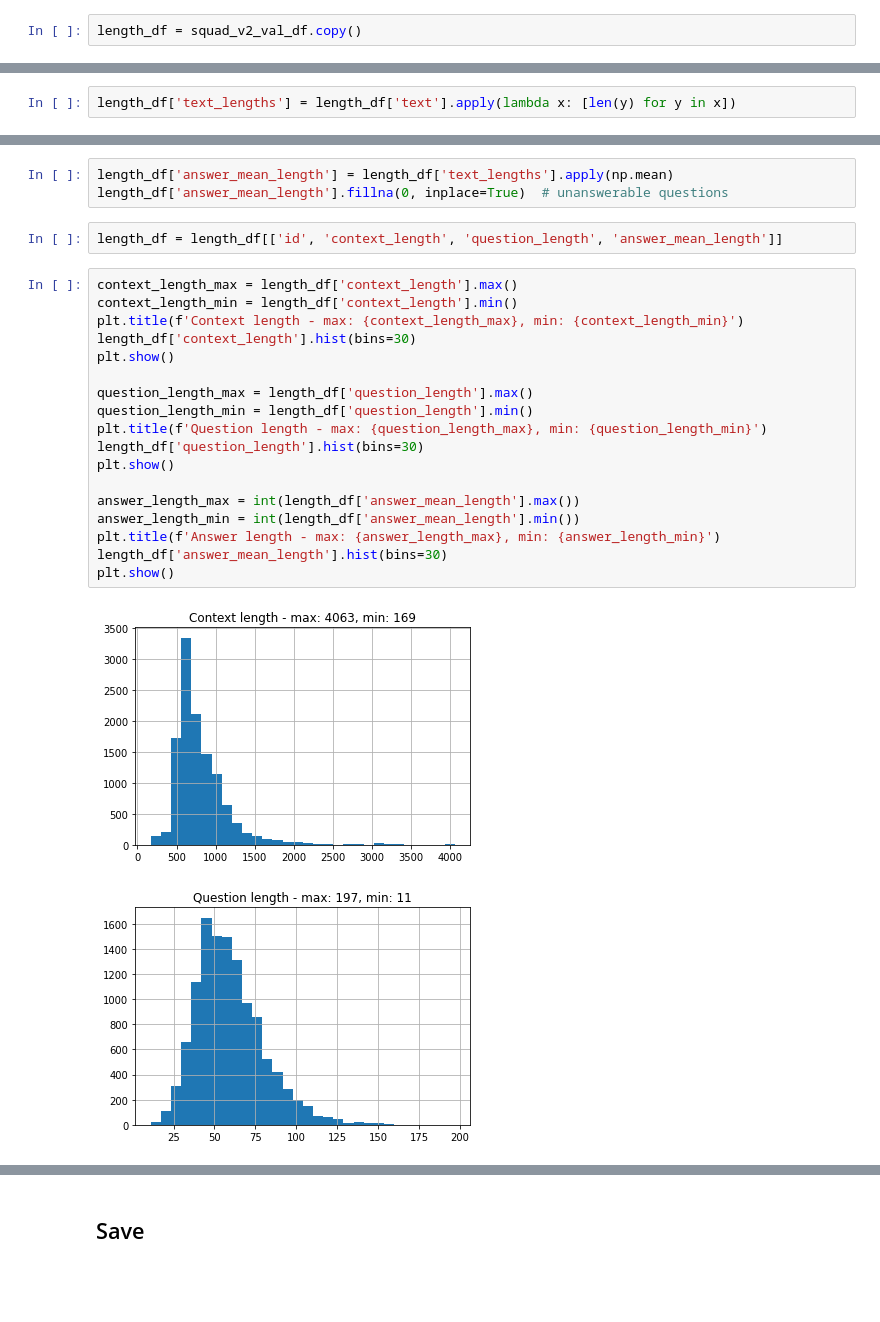
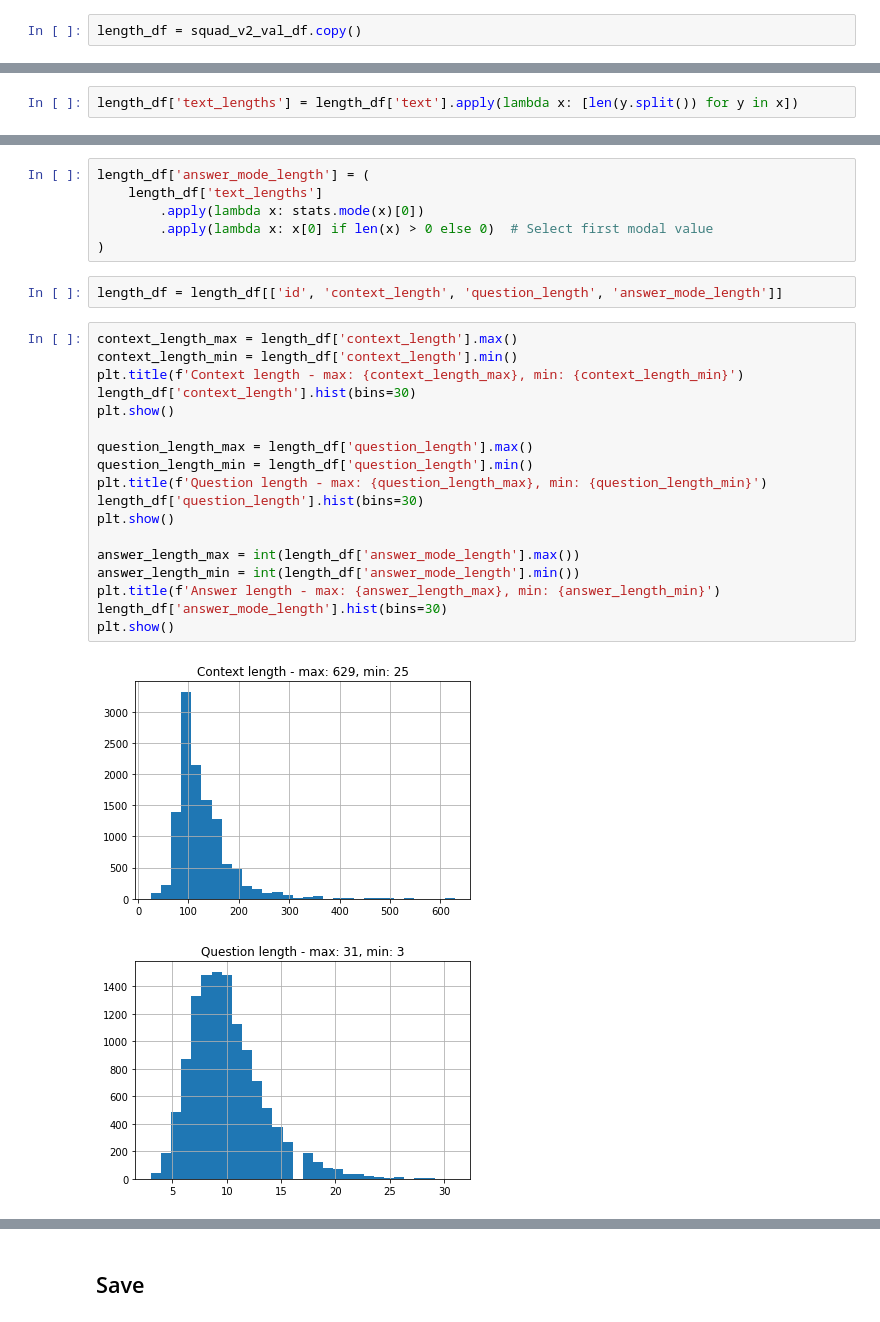
Before and after one commit to stevieg3/when-do-reading-comprehension-models-learn, a Jupyter notebook: notebooks/exploration/05-SQuAD v2 simple categorisation.ipynb, the cells around one changed output, grey strips where cells are left out. Cells and saved outputs as stored; diff of their text form; blank space fills up the shorter version.

Commit message:
Changes to plots and categorisation

```diff
--- a/notebooks/exploration/05-SQuAD v2 simple categorisation.ipynb
+++ b/notebooks/exploration/05-SQuAD v2 simple categorisation.ipynb
@@ -275,5 +238,5 @@ length_df['question_length'] = length_df['question'].apply(len)
 # %%
-length_df['text_lengths'] = length_df['text'].apply(lambda x: [len(y) for y in x])
+length_df['text_lengths'] = length_df['text'].apply(lambda x: [len(y.split()) for y in x])
 # %%
 length_df.head()
 # %% [output]
@@ -286,26 +249,29 @@ length_df.head()
-# %%
-length_df['answer_mean_length'] = length_df['text_lengths'].apply(np.mean)
-length_df['answer_mean_length'].fillna(0, inplace=True)  # unanswerable questions
+# %%
+length_df['answer_mode_length'] = (
+    length_df['text_lengths']
+        .apply(lambda x: stats.mode(x)[0])
+        .apply(lambda x: x[0] if len(x) > 0 else 0)  # Select first modal value
+)
 # %%
-length_df = length_df[['id', 'context_length', 'question_length', 'answer_mean_length']]
+length_df = length_df[['id', 'context_length', 'question_length', 'answer_mode_length']]
 # %%
 context_length_max = length_df['context_length'].max()
 context_length_min = length_df['context_length'].min()
 plt.title(f'Context length - max: {context_length_max}, min: {context_length_min}')
 length_df['context_length'].hist(bins=30)
 plt.show()
 
 question_length_max = length_df['question_length'].max()
 question_length_min = length_df['question_length'].min()
 plt.title(f'Question length - max: {question_length_max}, min: {question_length_min}')
 length_df['question_length'].hist(bins=30)
 plt.show()
 
-answer_length_max = int(length_df['answer_mean_length'].max())
-answer_length_min = int(length_df['answer_mean_length'].min())
+answer_length_max = int(length_df['answer_mode_length'].max())
+answer_length_min = int(length_df['answer_mode_length'].min())
 plt.title(f'Answer length - max: {answer_length_max}, min: {answer_length_min}')
-length_df['answer_mean_length'].hist(bins=30)
+length_df['answer_mode_length'].hist(bins=30)
 plt.show()
 # %% [output]
-[figure, old version]
+[figure, new version]
-[figure, old version]
+[figure, new version]
```
Also changed, not shown: parts of 32 cells of this notebook.
